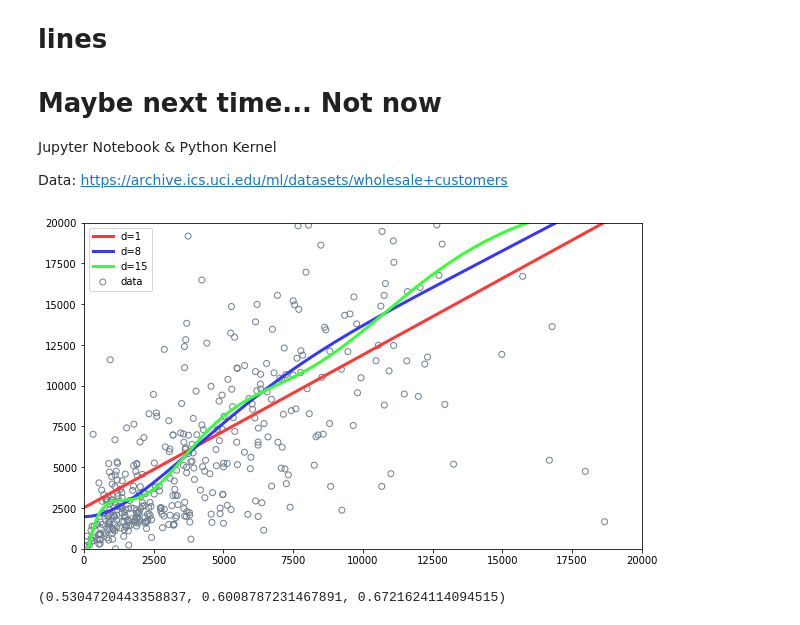
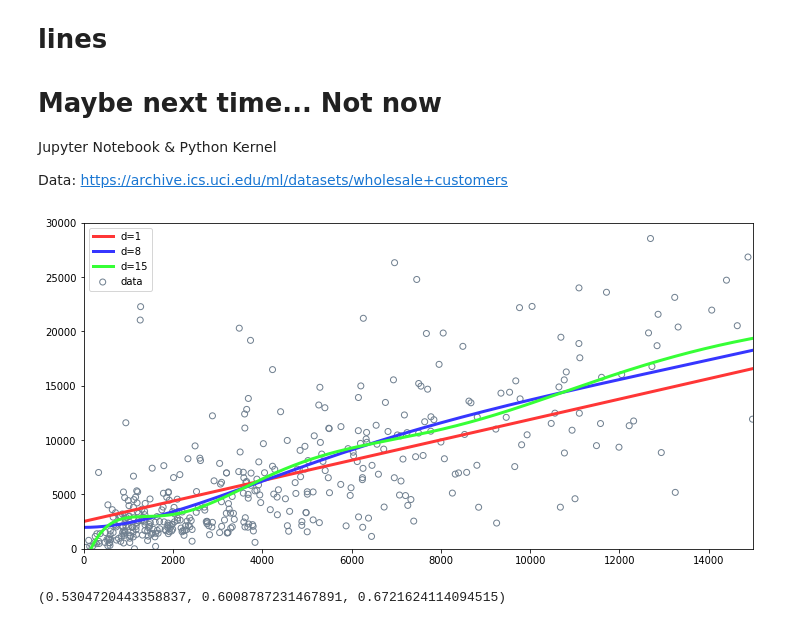
Before and after one commit to OlgaBelitskaya/instagram, a Jupyter notebook: instagram_python.ipynb, the cells around one changed output. Cells and saved outputs as stored; diff of their text form; code cells hidden in the pictures.

```diff
--- a/instagram_python.ipynb
+++ b/instagram_python.ipynb
@@ -630,19 +630,19 @@ Data: https://archive.ics.uci.edu/ml/datasets/wholesale+customers
 # %%
 import pandas, scipy, pylab
 path = "../projects/nd009/Machine_Learning_Engineer_ND_P3/"
 data = pandas.read_csv(path+"customers.csv")
 X,Y=data['Milk'].values,data['Grocery'].values
 F1 = scipy.polyfit(X,Y,1); F1 = scipy.poly1d(F1)
 F8 = scipy.polyfit(X,Y,8); F8 = scipy.poly1d(F8)
 F15 = scipy.polyfit(X,Y,15); F15 = scipy.poly1d(F15)
-FX = scipy.linspace(0,20000,1000)
-pylab.figure(figsize=(10,6)); pylab.xlim(0,20000); pylab.ylim(0,20000)
+FX = scipy.linspace(0,15000,1000)
+pylab.figure(figsize=(12,6)); pylab.xlim(0,15000); pylab.ylim(0,30000)
 pylab.plot(FX,F1(FX),color='#ff3636',label="d=%i"%F1.order,lw=3)
 pylab.plot(FX,F8(FX),color='#3636ff',label="d=%i"%F8.order,lw=3)
 pylab.plot(FX,F15(FX),color='#36ff36',label="d=%i"%F15.order,lw=3)
 pylab.scatter(X,Y,label='data',facecolor='none',edgecolor='slategray'); pylab.legend();
 # %% [output]
-[figure, old version]
+[figure, new version]
 # %%
 from sklearn.metrics import r2_score
 r2_score(Y,F1(X)),r2_score(Y,F8(X)),r2_score(Y,F15(X))
```
Also changed, not shown: parts of 3 cells of this notebook.
